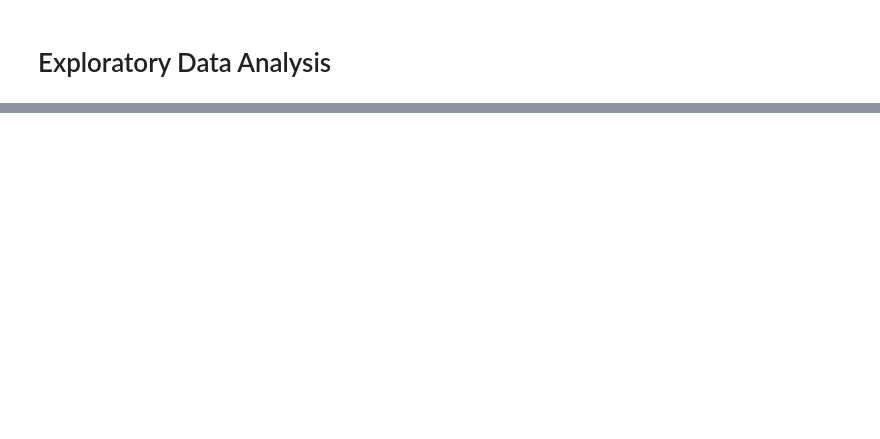
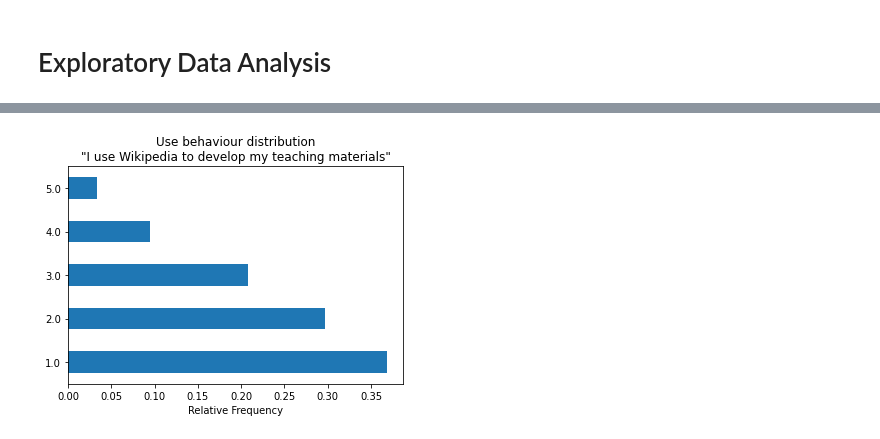
Before and after one commit to KWeatherwalks/EduWikiML, a Jupyter notebook: EDA.ipynb, the cells around one changed output, grey strips where cells are left out. Drawn from its saved outputs; the diff is of its cells as text; code cells hidden in the pictures; blank space fills up the shorter version.

Commit message:
preprocess data and perform EDA

```diff
--- a/EDA.ipynb
+++ b/EDA.ipynb
@@ -0,0 +7,6 @@
+# %%
+# Read in raw data
+df = pd.read_csv('data/wiki4HE.csv', delimiter=';', na_values='?')
+# Capitalize all columns
+df.columns = [col.upper() for col in df.columns]
+df.head()
@@ -36,0 +49,3 @@ df_train.shape
+# %%
+df_constructs = pd.read_csv('data/construct_measures.csv', index_col='variable')
+df_constructs
@@ -36,0 +75,12 @@ df_train.shape
+# %%
+# Plotting function for Use behavior bar charts
+def plot_bar(target):
+    target_content = df_constructs.loc[target]
+
+    df_train[target].value_counts(normalize=True).sort_index().plot(kind='barh')
+    plt.xlabel('Relative Frequency')
+    plt.title(f'{target_content.construct} distribution\n"{target_content.statement}"')
+# %%
+plot_bar('USE1')
+# %% [output]
+[figure, added]
```
Also changed, not shown: parts of 19 cells of this notebook, 3 other files.
